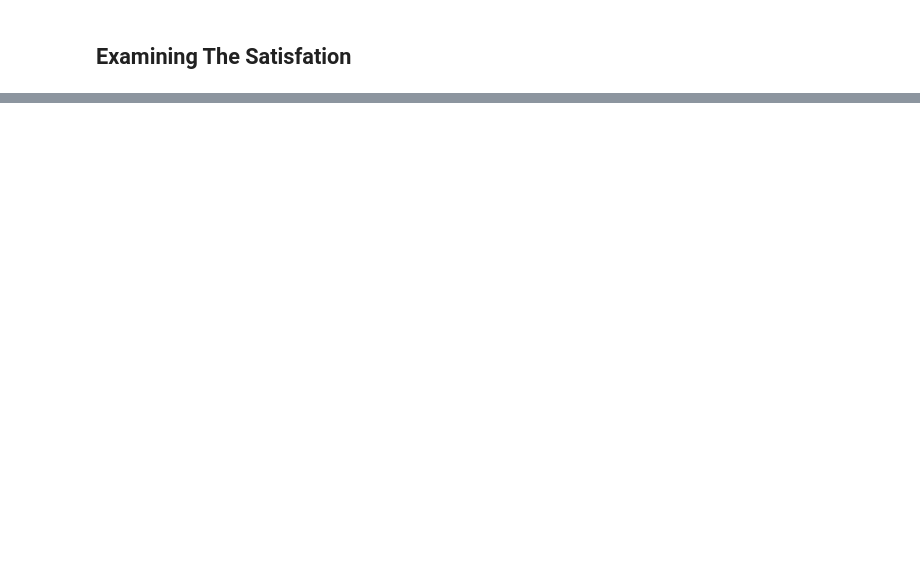
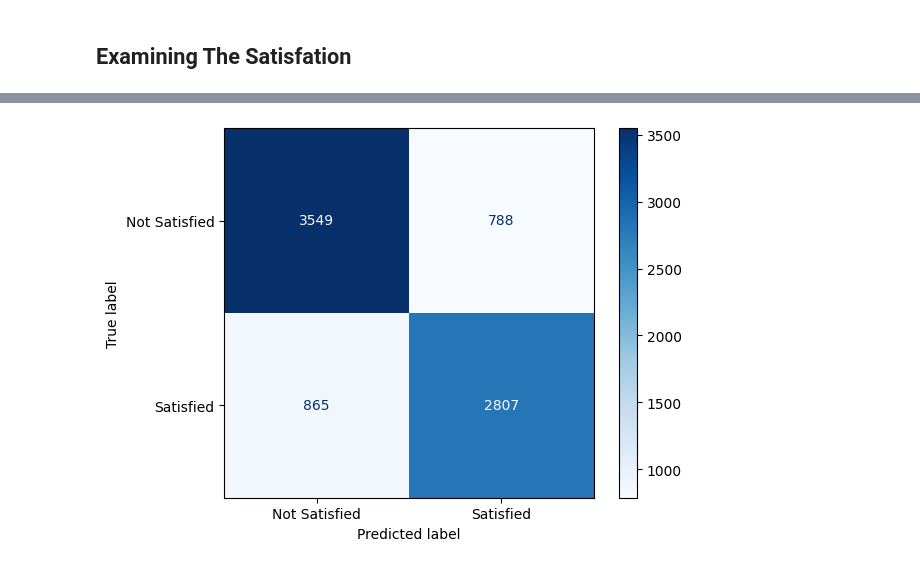
Before and after one commit to henorch/logistic_regression, a Jupyter notebook: logistic_reg.ipynb, the cells around one changed output, grey strips where cells are left out. Saved outputs shown, nothing was run; the diff lists cells and outputs as text; code cells hidden in the pictures; blank space fills up the shorter version.

Commit message:
Logistic regression update 2

```diff
--- a/logistic_reg.ipynb
+++ b/logistic_reg.ipynb
@@ -121,4 +102,4 @@ X = df.drop(columns=["satisfaction"])
 # %%
 X_train, x_test, y_train, y_test =  train_test_split(X,y, test_size=0.2, random_state=42)
 # %%
-model = LogisticRegression(max_iter=1000).fit(X_train, y_train)
+model = LogisticRegression(max_iter=1000)
@@ -127,0 +106,2 @@ LogisticRegression does not accept missing values encoded as NaN natively. For s
+# %%
+model.fit(X_train, y_train)
@@ -127,0 +117,2 @@ LogisticRegression does not accept missing values encoded as NaN natively. For s
+# %%
+y_pred = model.predict(x_test)
@@ -127,0 +144,3 @@ LogisticRegression does not accept missing values encoded as NaN natively. For s
+# %%
+cm = confusion_matrix(y_test, y_pred)
+print(cm)
@@ -127,0 +162,6 @@ LogisticRegression does not accept missing values encoded as NaN natively. For s
+# %%
+cmd = ConfusionMatrixDisplay(confusion_matrix=cm, display_labels=['Not Satisfied', 'Satisfied'])
+cmd.plot(cmap='Blues')
+plt.show()
+# %% [output]
+[figure, added]
```
Also changed, not shown: parts of 25 cells of this notebook.
